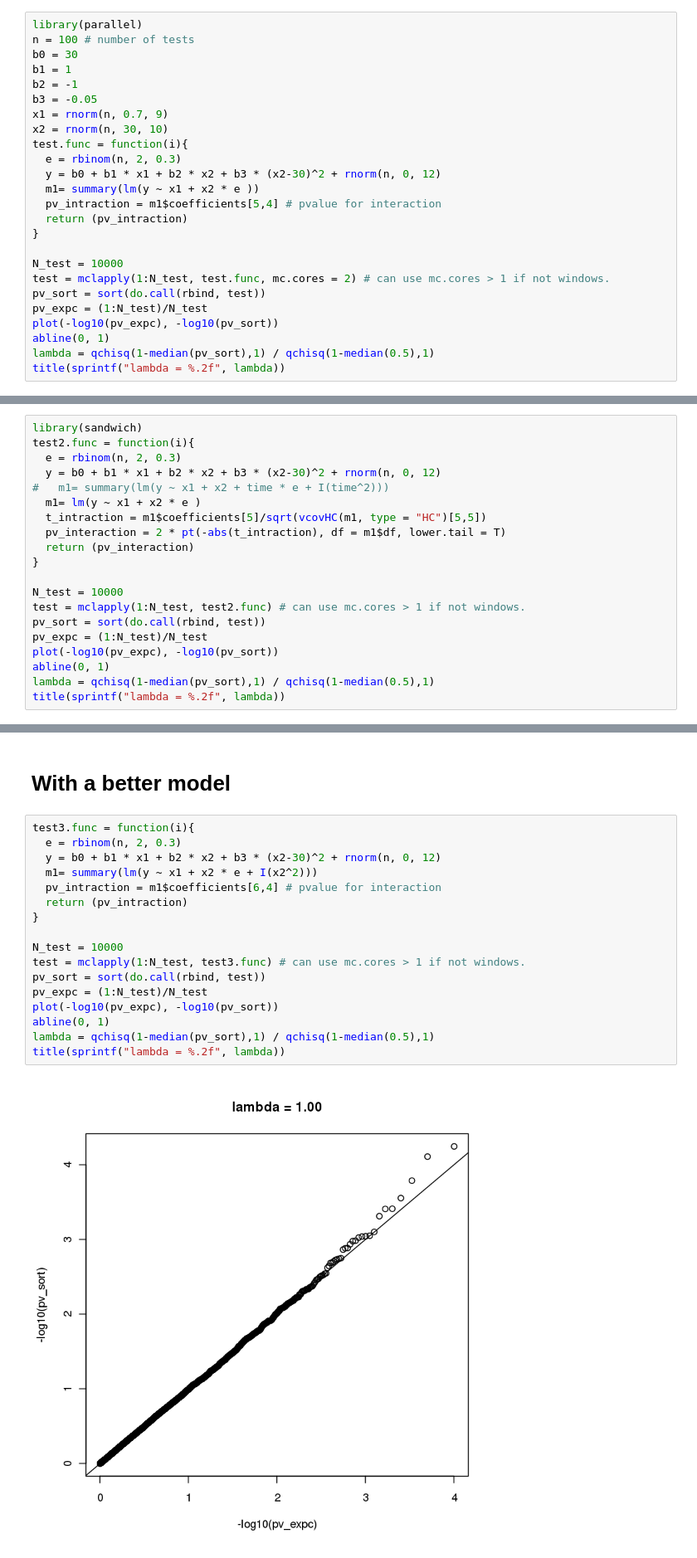
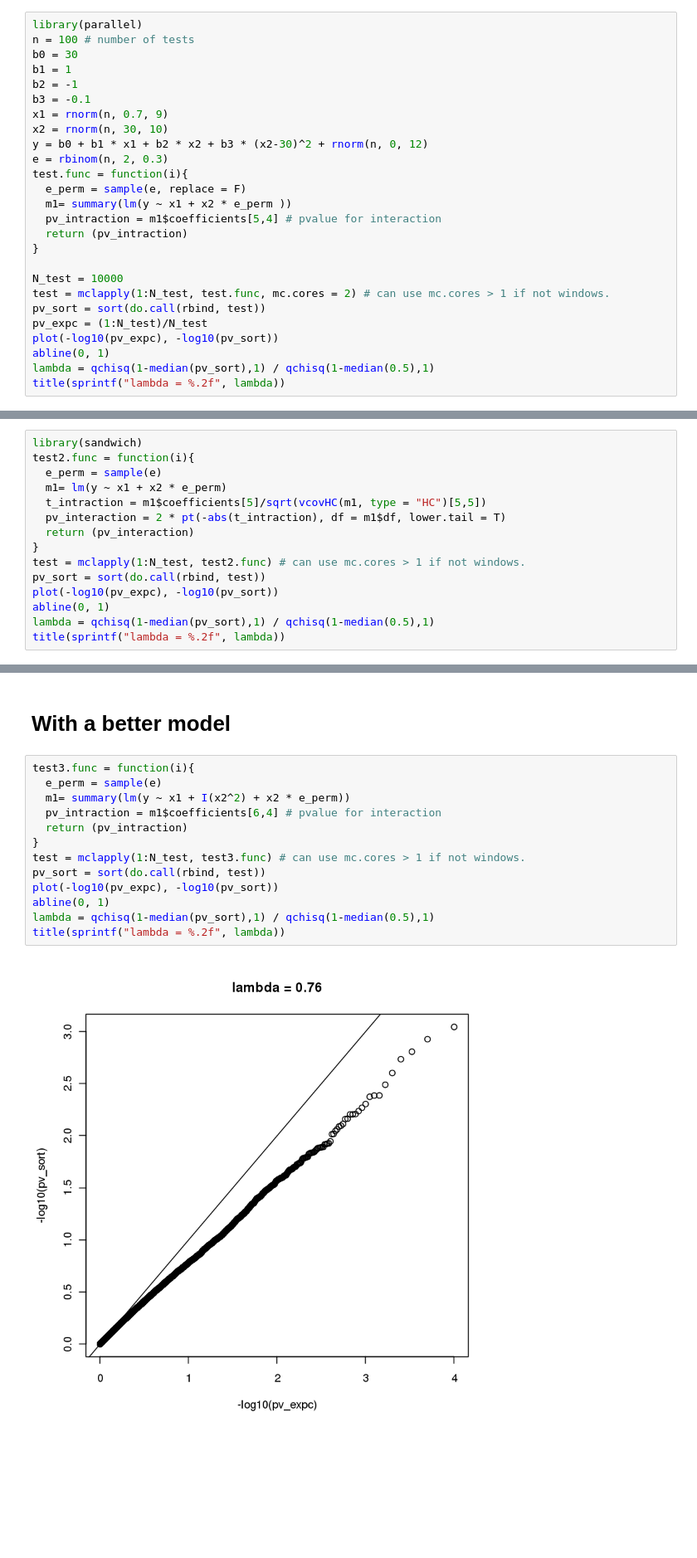
Before and after one commit to hirotaka-i/sandbox, a Jupyter notebook: AlphaInflationForInteractionTerm.ipynb, the cells around one changed output, grey strips where cells are left out. Shown: that part at 83% size. Saved outputs shown, nothing was run; the diff lists cells and outputs as text; blank space fills up the shorter version.

```diff
--- a/AlphaInflationForInteractionTerm.ipynb
+++ b/AlphaInflationForInteractionTerm.ipynb
@@ -6,13 +6,14 @@ n = 100 # number of tests
 b0 = 30
 b1 = 1
 b2 = -1
-b3 = -0.05
+b3 = -0.1
 x1 = rnorm(n, 0.7, 9)
 x2 = rnorm(n, 30, 10)
+y = b0 + b1 * x1 + b2 * x2 + b3 * (x2-30)^2 + rnorm(n, 0, 12)
+e = rbinom(n, 2, 0.3)
 test.func = function(i){
-  e = rbinom(n, 2, 0.3)
-  y = b0 + b1 * x1 + b2 * x2 + b3 * (x2-30)^2 + rnorm(n, 0, 12)
-  m1= summary(lm(y ~ x1 + x2 * e ))
+  e_perm = sample(e, replace = F)
+  m1= summary(lm(y ~ x1 + x2 * e_perm ))
   pv_intraction = m1$coefficients[5,4] # pvalue for interaction
   return (pv_intraction)
 }
@@ -32,19 +33,14 @@ title(sprintf("lambda = %.2f", lambda))
 # %%
 library(sandwich)
 test2.func = function(i){
-  e = rbinom(n, 2, 0.3)
-  y = b0 + b1 * x1 + b2 * x2 + b3 * (x2-30)^2 + rnorm(n, 0, 12)
-#   m1= summary(lm(y ~ x1 + x2 + time * e + I(time^2)))
-  m1= lm(y ~ x1 + x2 * e )
+  e_perm = sample(e)
+  m1= lm(y ~ x1 + x2 * e_perm)
   t_intraction = m1$coefficients[5]/sqrt(vcovHC(m1, type = "HC")[5,5])
   pv_interaction = 2 * pt(-abs(t_intraction), df = m1$df, lower.tail = T)
   return (pv_interaction)
 }
-
-N_test = 10000
 test = mclapply(1:N_test, test2.func) # can use mc.cores > 1 if not windows.
 pv_sort = sort(do.call(rbind, test))
-pv_expc = (1:N_test)/N_test
 plot(-log10(pv_expc), -log10(pv_sort))
 abline(0, 1)
 lambda = qchisq(1-median(pv_sort),1) / qchisq(1-median(0.5),1)
@@ -55,20 +51,16 @@ title(sprintf("lambda = %.2f", lambda))
 # With a better model
 # %%
 test3.func = function(i){
-  e = rbinom(n, 2, 0.3)
-  y = b0 + b1 * x1 + b2 * x2 + b3 * (x2-30)^2 + rnorm(n, 0, 12)
-  m1= summary(lm(y ~ x1 + x2 * e + I(x2^2)))
+  e_perm = sample(e)
+  m1= summary(lm(y ~ x1 + I(x2^2) + x2 * e_perm))
   pv_intraction = m1$coefficients[6,4] # pvalue for interaction
   return (pv_intraction)
 }
-
-N_test = 10000
 test = mclapply(1:N_test, test3.func) # can use mc.cores > 1 if not windows.
 pv_sort = sort(do.call(rbind, test))
-pv_expc = (1:N_test)/N_test
 plot(-log10(pv_expc), -log10(pv_sort))
 abline(0, 1)
 lambda = qchisq(1-median(pv_sort),1) / qchisq(1-median(0.5),1)
 title(sprintf("lambda = %.2f", lambda))
 # %% [output]
-[figure, old version]
+[figure, new version]
```
Also changed, not shown: parts of 3 cells of this notebook.
